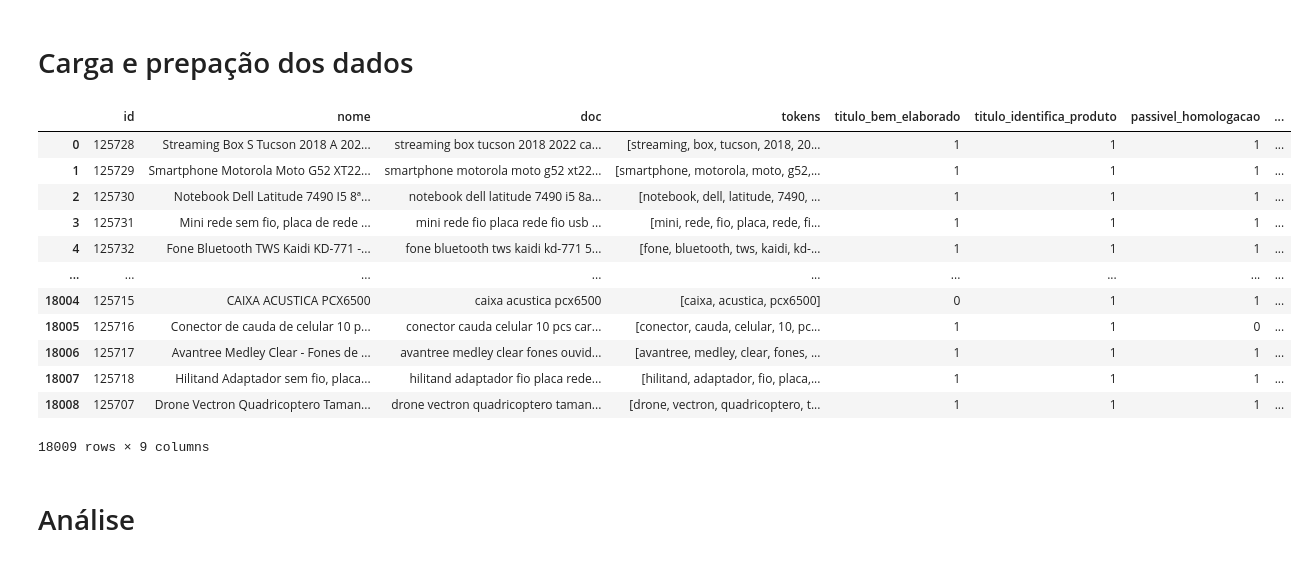
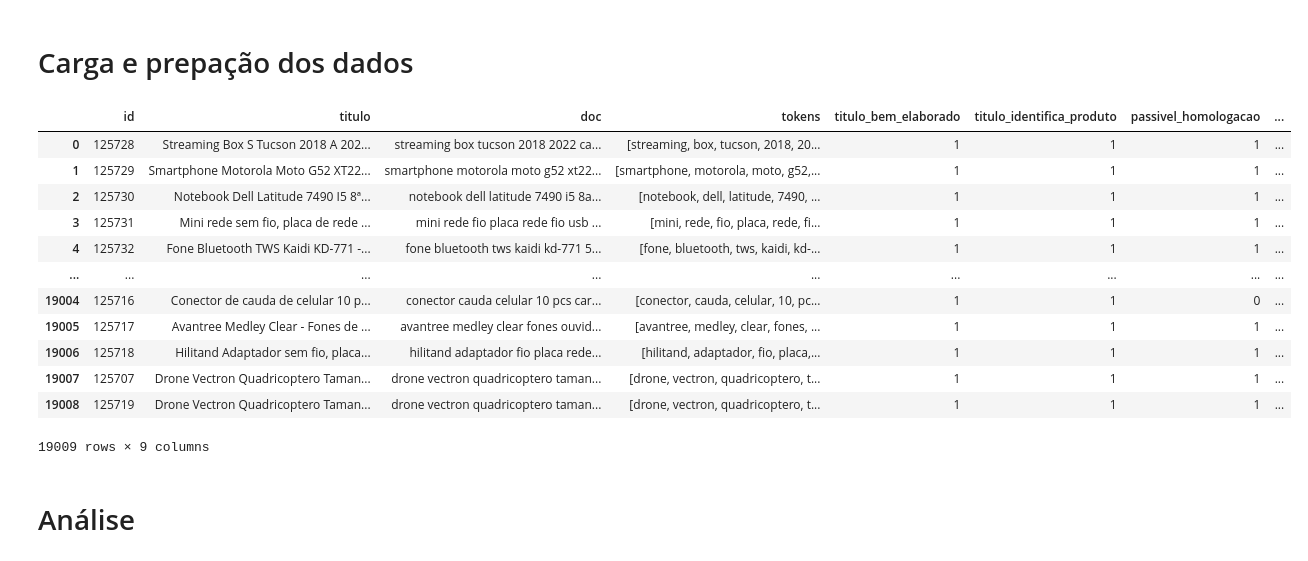
Before and after one commit to InovaFiscaliza/dados-pacp, a Jupyter notebook: notebooks/15_text_analysis.ipynb, the cells around one changed output. Saved outputs shown, nothing was run; the diff lists cells and outputs as text; code cells hidden in the pictures.

```diff
--- a/notebooks/15_text_analysis.ipynb
+++ b/notebooks/15_text_analysis.ipynb
@@ -27,8 +27,7 @@ from sklearn.pipeline import Pipeline
 # %% [markdown]
 ## Constantes e funções auxiliares
 # %%
-FILE_ITEMS = '../datasets/label_issues/20240423/results/items.parquet'
-FILE_SAMPLES_RESULTS = '../datasets/label_issues/20240423/results/samples_results.parquet'
+FILE_LABELS_RESULTS = '../datasets/samples_labeling/issues_fiscaliza/20240423/results/labels.parquet'
 # %%
 def clean_text(doc, return_tokens=False, nltk_tokenizer=True):
 
@@ -92,34 +91,34 @@ def extract_features(docs,min_df=1,ngram_range=(1,1),binary=False,tokenizer=None
 # %% [markdown]
 # Carga e prepação dos dados
 # %%
-df_items = pd.read_parquet(FILE_ITEMS)
-df_items['doc'] = df_items['nome'].map(clean_text)
-df_items['tokens'] = df_items['nome'].apply(lambda doc: clean_text(doc, return_tokens=True))
+df_items = pd.read_parquet(FILE_LABELS_RESULTS)
+df_items['doc'] = df_items['titulo'].map(clean_text)
+df_items['tokens'] = df_items['titulo'].apply(lambda doc: clean_text(doc, return_tokens=True))
 
-columns_to_keep = ['id', 'nome', 'doc', 'tokens',
+columns_to_keep = ['id', 'titulo', 'doc', 'tokens',
                    'titulo_bem_elaborado', 'titulo_identifica_produto',
                    'passivel_homologacao', 'transmissor_rf', 'tipo_produto']
 
 df_items = df_items[columns_to_keep]
 
-docs = df_items[df_items['passivel_homologacao']<=1]['nome']
+docs = df_items[df_items['passivel_homologacao']<=1]['titulo']
 labels = df_items[df_items['passivel_homologacao']<=1]['passivel_homologacao']
 
 df_items
 # %% [output]
-|  | id | nome | doc | tokens | titulo_bem_elaborado | titulo_identifica_produto | passivel_homologacao | ... |
+|  | id | titulo | doc | tokens | titulo_bem_elaborado | titulo_identifica_produto | passivel_homologacao | ... |
 | 0 | 125728 | Streaming Box S Tucson 2018 A 202... | streaming box tucson 2018 2022 ca... | [streaming, box, tucson, 2018, 20... | 1 | 1 | 1 | ... |
 | 1 | 125729 | Smartphone Motorola Moto G52 XT22... | smartphone motorola moto g52 xt22... | [smartphone, motorola, moto, g52,... | 1 | 1 | 1 | ... |
 | 2 | 125730 | Notebook Dell Latitude 7490 I5 8ª... | notebook dell latitude 7490 i5 8a... | [notebook, dell, latitude, 7490, ... | 1 | 1 | 1 | ... |
 | 3 | 125731 | Mini rede sem fio, placa de rede ... | mini rede fio placa rede fio usb ... | [mini, rede, fio, placa, rede, fi... | 1 | 1 | 1 | ... |
 | 4 | 125732 | Fone Bluetooth TWS Kaidi KD-771 -... | fone bluetooth tws kaidi kd-771 5... | [fone, bluetooth, tws, kaidi, kd-... | 1 | 1 | 1 | ... |
 | ... | ... | ... | ... | ... | ... | ... | ... | ... |
-| 18004 | 125715 | CAIXA ACUSTICA PCX6500 | caixa acustica pcx6500 | [caixa, acustica, pcx6500] | 0 | 1 | 1 | ... |
-| 18005 | 125716 | Conector de cauda de celular 10 p... | conector cauda celular 10 pcs car... | [conector, cauda, celular, 10, pc... | 1 | 1 | 0 | ... |
-| 18006 | 125717 | Avantree Medley Clear - Fones de ... | avantree medley clear fones ouvid... | [avantree, medley, clear, fones, ... | 1 | 1 | 1 | ... |
-| 18007 | 125718 | Hilitand Adaptador sem fio, placa... | hilitand adaptador fio placa rede... | [hilitand, adaptador, fio, placa,... | 1 | 1 | 1 | ... |
-| 18008 | 125707 | Drone Vectron Quadricoptero Taman... | drone vectron quadricoptero taman... | [drone, vectron, quadricoptero, t... | 1 | 1 | 1 | ... |
+| 19004 | 125716 | Conector de cauda de celular 10 p... | conector cauda celular 10 pcs car... | [conector, cauda, celular, 10, pc... | 1 | 1 | 0 | ... |
+| 19005 | 125717 | Avantree Medley Clear - Fones de ... | avantree medley clear fones ouvid... | [avantree, medley, clear, fones, ... | 1 | 1 | 1 | ... |
+| 19006 | 125718 | Hilitand Adaptador sem fio, placa... | hilitand adaptador fio placa rede... | [hilitand, adaptador, fio, placa,... | 1 | 1 | 1 | ... |
+| 19007 | 125707 | Drone Vectron Quadricoptero Taman... | drone vectron quadricoptero taman... | [drone, vectron, quadricoptero, t... | 1 | 1 | 1 | ... |
+| 19008 | 125719 | Drone Vectron Quadricoptero Taman... | drone vectron quadricoptero taman... | [drone, vectron, quadricoptero, t... | 1 | 1 | 1 | ... |
-18009 rows × 9 columns
+19009 rows × 9 columns
 # %% [markdown]
 # Análise
 # %% [markdown]
```
Also changed, not shown: parts of 8 cells of this notebook, 8 other files.
